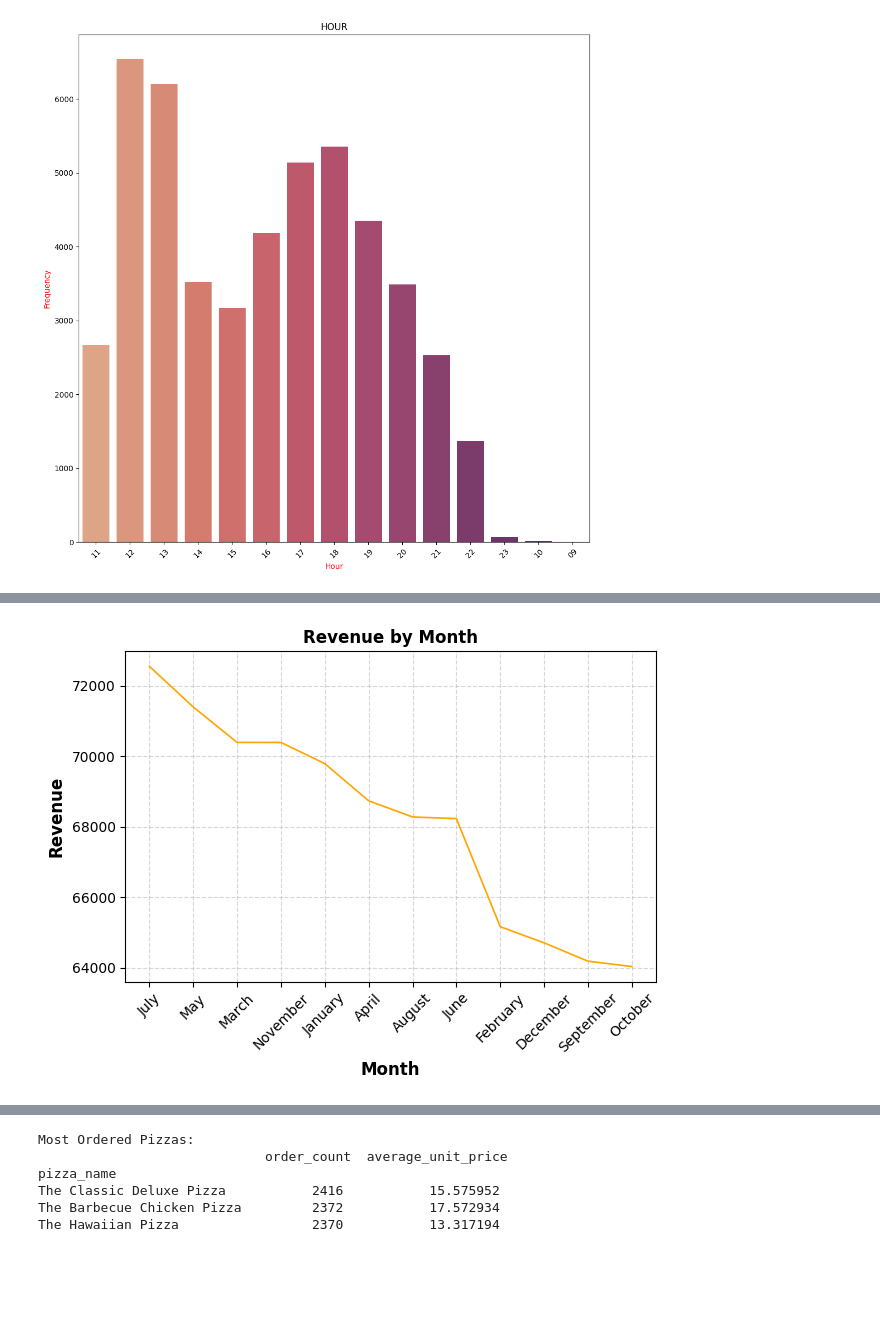
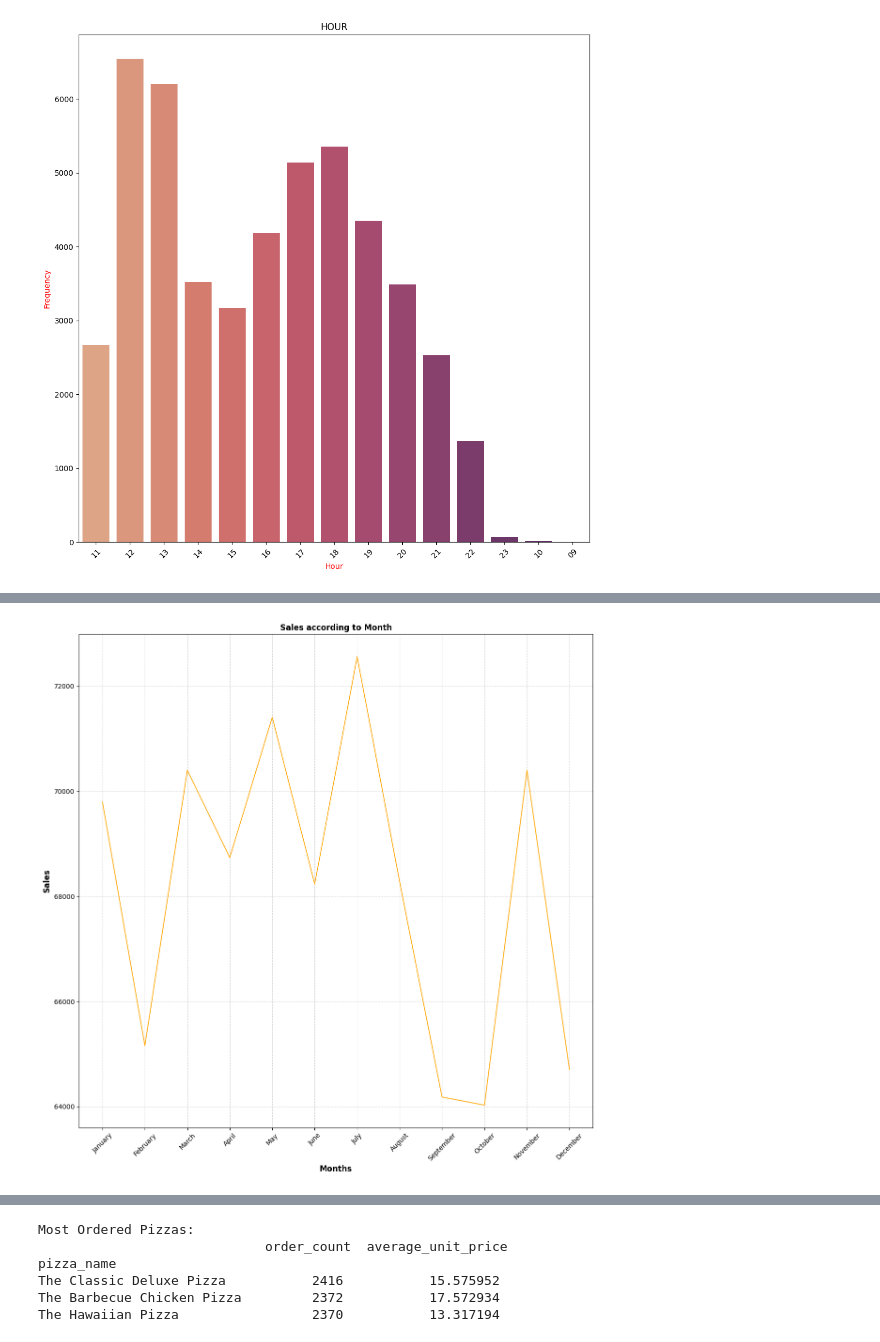
Before and after one commit to Rach0613/KidoCode, a Jupyter notebook: presentation.ipynb, the cells around one changed output, grey strips where cells are left out. Cells and saved outputs as stored; diff of their text form; code cells hidden in the pictures; blank space fills up the shorter version.

Commit message:
Kaggle Notebook | Pizza_Presentation | Version 8

```diff
--- a/presentation.ipynb
+++ b/presentation.ipynb
@@ -379,0 +350,13 @@ Name: total_price, dtype: float64
+# %%
+# Sales from January to February
+# Define the correct chronological order of months
+months_order = ['January', 'February', 'March', 'April', 'May', 'June', 'July',
+                'August', 'September', 'October', 'November', 'December']
+
+# Group by month and sum total_price, without sorting yet
+month_sales_analysis = pizza_df.groupby(pd.to_datetime(pizza_df['order_date']).dt.strftime('%B'))['total_price'].sum()
+
+# Ensure the months are in the correct order (January to December)
+month_sales_analysis = month_sales_analysis.reindex(months_order)
+
+print("Sales Generated per Month $ (January to December):\n", month_sales_analysis)
@@ -380,14 +379,16 @@ Name: total_price, dtype: float64
 # %%
-month_revenue_analysis.plot(kind='line', color='orange',linewidth=1.2)
-plt.xlabel('Month', fontsize=12, fontweight='bold')
-plt.ylabel('Revenue', fontsize=12, fontweight='bold')
-plt.title('Revenue by Month', fontsize=12, fontweight='bold')
-plt.xticks(ticks=range(len(month_revenue_analysis.index)),
-           labels=month_revenue_analysis.index,
+month_sales_analysis.plot(kind='line', color='orange',linewidth=1.2)
+# to adjust the size of the line plot
+plt.rcParams["figure.figsize"] = (8, 6)
+plt.xlabel('Months', fontsize=12, fontweight='bold')
+plt.ylabel('Sales', fontsize=12, fontweight='bold')
+plt.title('Sales according to Month', fontsize=12, fontweight='bold')
+plt.xticks(ticks=range(len(month_sales_analysis.index)),
+           labels=month_sales_analysis.index,
            rotation=45)
 plt.grid(axis='x', linestyle='--', alpha=0.5)
 plt.grid(axis='y', linestyle='--', alpha=0.5)
 plt.tight_layout()
 plt.show()
 # %% [output]
-[figure, old version]
+[figure, new version]
```
Also changed, not shown: parts of 7 cells of this notebook.
